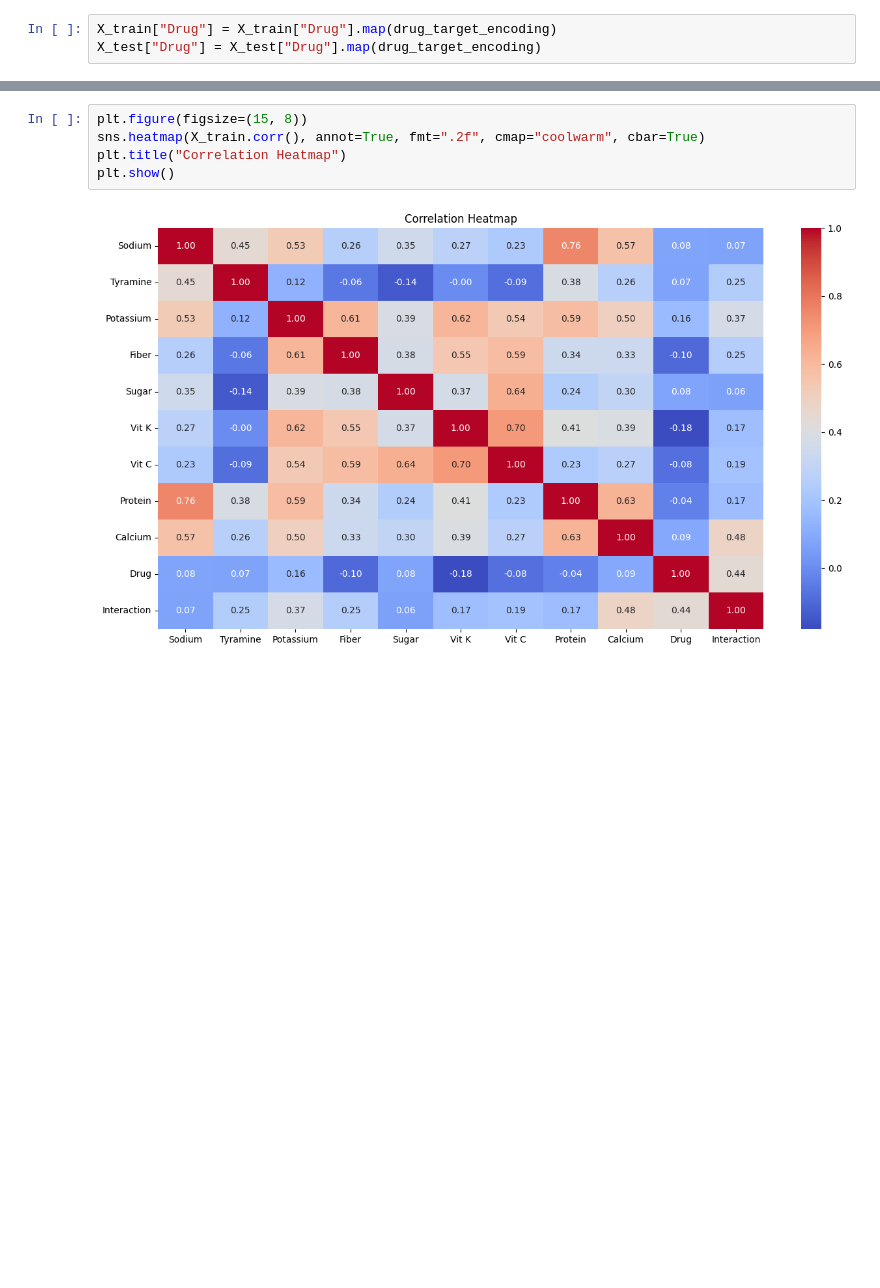
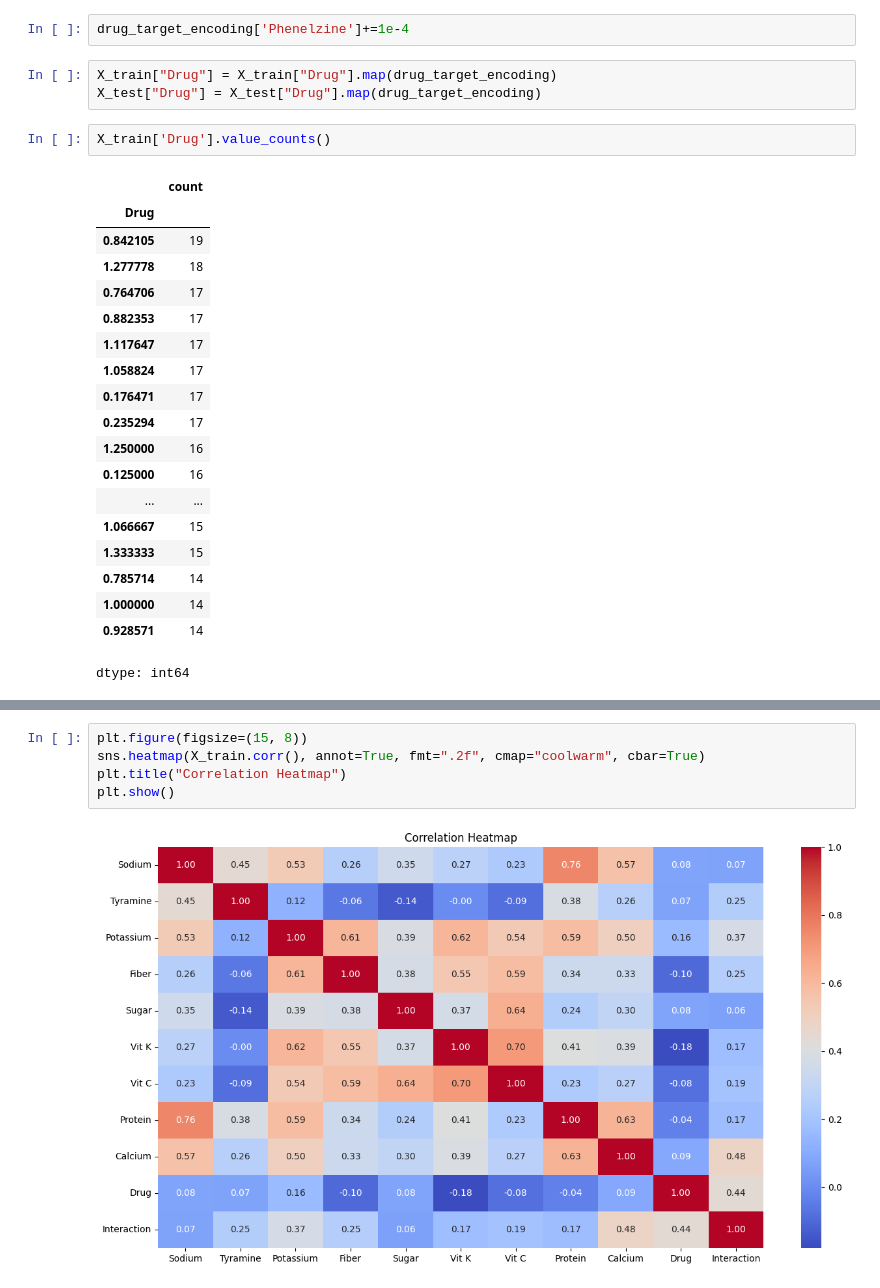
Before and after one commit to Lark01/Drug-Food-Interactions, a Jupyter notebook: DrugInteraction/DrugInteractionNotebook.ipynb, the cells around one changed output, grey strips where cells are left out. Saved outputs shown, nothing was run; the diff lists cells and outputs as text; blank space fills up the shorter version.

```diff
--- a/DrugInteraction/DrugInteractionNotebook.ipynb
+++ b/DrugInteraction/DrugInteractionNotebook.ipynb
@@ -277,3 +316,27 @@ drug_target_encoding = (
+# %%
+drug_target_encoding['Phenelzine']+=1e-4
 # %%
 X_train["Drug"] = X_train["Drug"].map(drug_target_encoding)
 X_test["Drug"] = X_test["Drug"].map(drug_target_encoding)
+# %%
+X_train['Drug'].value_counts()
+# %% [output]
+|  | count |
+| Drug |  |
+| 0.842105 | 19 |
+| 1.277778 | 18 |
+| 0.764706 | 17 |
+| 0.882353 | 17 |
+| 1.117647 | 17 |
+| 1.058824 | 17 |
+| 0.176471 | 17 |
+| 0.235294 | 17 |
+| 1.250000 | 16 |
+| 0.125000 | 16 |
+| ... | ... |
+| 1.066667 | 15 |
+| 1.333333 | 15 |
+| 0.785714 | 14 |
+| 1.000000 | 14 |
+| 0.928571 | 14 |
+dtype: int64
```
Also changed, not shown: parts of 26 cells of this notebook.
